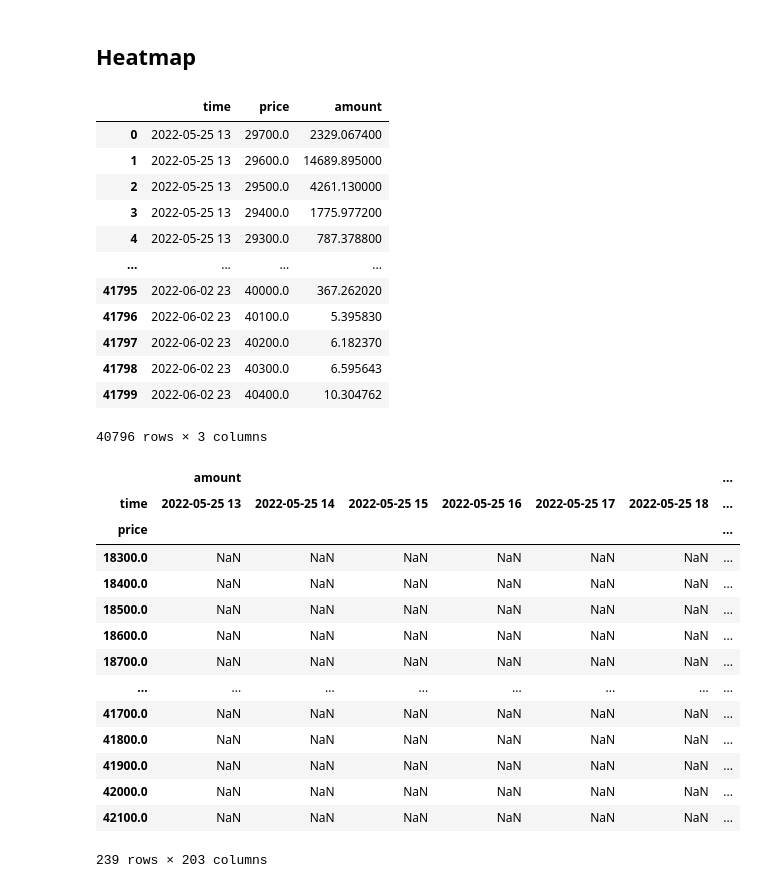
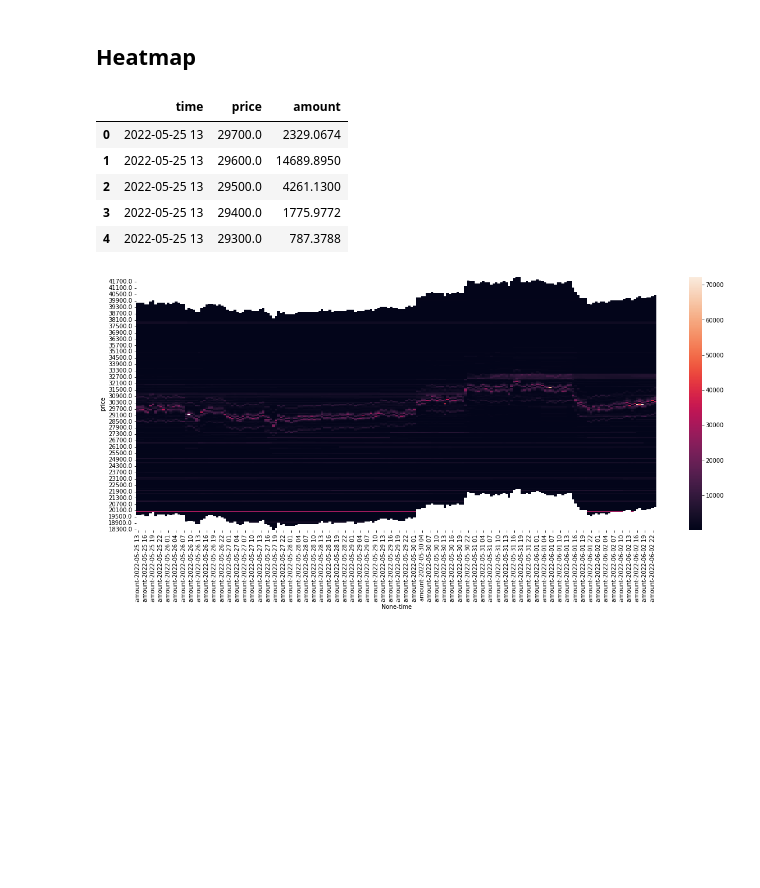
Before and after one commit to joaomsimoes/UML, a Jupyter notebook: orderbook.ipynb, the cells around one changed output. Cells and saved outputs as stored; diff of their text form; code cells hidden in the pictures; blank space fills up the shorter version.

```diff
--- a/orderbook.ipynb
+++ b/orderbook.ipynb
@@ -45,41 +29,23 @@ sns.scatterplot(y=ask['price'], x=ask['amount'], size=ask['count'])
 # %%
 columns = ['id', 'time', 'price', 'count', 'amount', 'type']
 
 data = pd.DataFrame(query('query_orderbook', ['2022-05-25', '2022-06-03', 'P2']), columns=columns).drop('id', axis=1)
 data.time = data.time.dt.strftime('%Y-%m-%d %H')
 data.amount = data.amount.abs() * data['count']
 data = data[['time', 'price', 'amount']].drop_duplicates()
-data
+data.head(5)
 # %% [output]
 |  | time | price | amount |
-| 0 | 2022-05-25 13 | 29700.0 | 2329.067400 |
-| 1 | 2022-05-25 13 | 29600.0 | 14689.895000 |
-| 2 | 2022-05-25 13 | 29500.0 | 4261.130000 |
-| 3 | 2022-05-25 13 | 29400.0 | 1775.977200 |
-| 4 | 2022-05-25 13 | 29300.0 | 787.378800 |
-| ... | ... | ... | ... |
-| 41795 | 2022-06-02 23 | 40000.0 | 367.262020 |
-| 41796 | 2022-06-02 23 | 40100.0 | 5.395830 |
-| 41797 | 2022-06-02 23 | 40200.0 | 6.182370 |
-| 41798 | 2022-06-02 23 | 40300.0 | 6.595643 |
-| 41799 | 2022-06-02 23 | 40400.0 | 10.304762 |
+| 0 | 2022-05-25 13 | 29700.0 | 2329.0674 |
+| 1 | 2022-05-25 13 | 29600.0 | 14689.8950 |
+| 2 | 2022-05-25 13 | 29500.0 | 4261.1300 |
+| 3 | 2022-05-25 13 | 29400.0 | 1775.9772 |
+| 4 | 2022-05-25 13 | 29300.0 | 787.3788 |
-40796 rows × 3 columns
 # %%
 heatmap = data.pivot_table(data, index='price', columns=['time'])
-heatmap
+
+plt.figure(figsize=(20,8))
+sns.heatmap(heatmap).invert_yaxis() # xticklabels=False, yticklabels=False
+plt.savefig('output.png')
 # %% [output]
-|  | amount |  |  |  |  |  | ... |
-| time | 2022-05-25 13 | 2022-05-25 14 | 2022-05-25 15 | 2022-05-25 16 | 2022-05-25 17 | 2022-05-25 18 | ... |
-| price |  |  |  |  |  |  | ... |
-| 18300.0 | NaN | NaN | NaN | NaN | NaN | NaN | ... |
-| 18400.0 | NaN | NaN | NaN | NaN | NaN | NaN | ... |
-| 18500.0 | NaN | NaN | NaN | NaN | NaN | NaN | ... |
-| 18600.0 | NaN | NaN | NaN | NaN | NaN | NaN | ... |
-| 18700.0 | NaN | NaN | NaN | NaN | NaN | NaN | ... |
-| ... | ... | ... | ... | ... | ... | ... | ... |
-| 41700.0 | NaN | NaN | NaN | NaN | NaN | NaN | ... |
-| 41800.0 | NaN | NaN | NaN | NaN | NaN | NaN | ... |
-| 41900.0 | NaN | NaN | NaN | NaN | NaN | NaN | ... |
-| 42000.0 | NaN | NaN | NaN | NaN | NaN | NaN | ... |
-| 42100.0 | NaN | NaN | NaN | NaN | NaN | NaN | ... |
-239 rows × 203 columns
+[figure, added]
```
Also changed, not shown: parts of 5 cells of this notebook, 3 other files.
